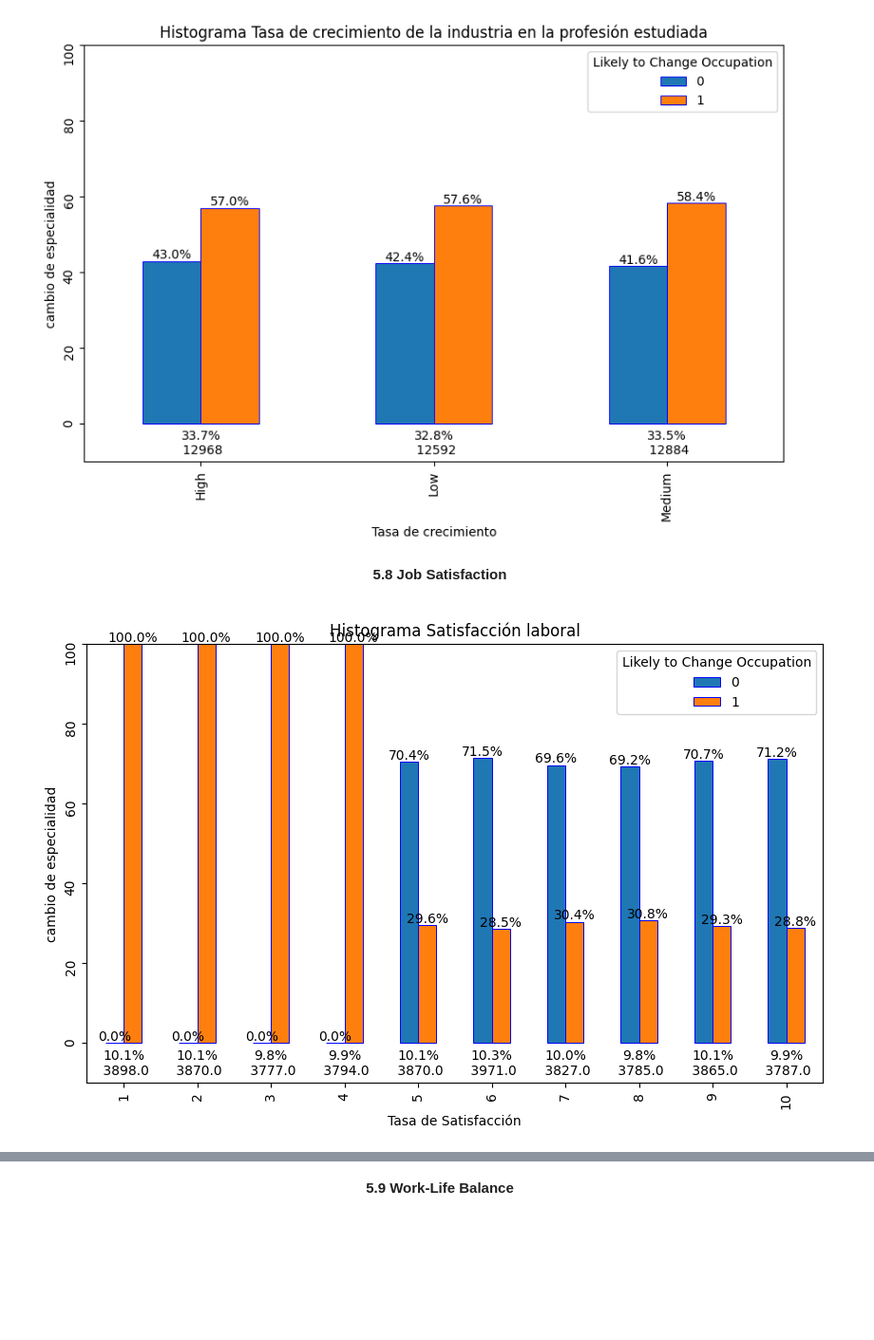
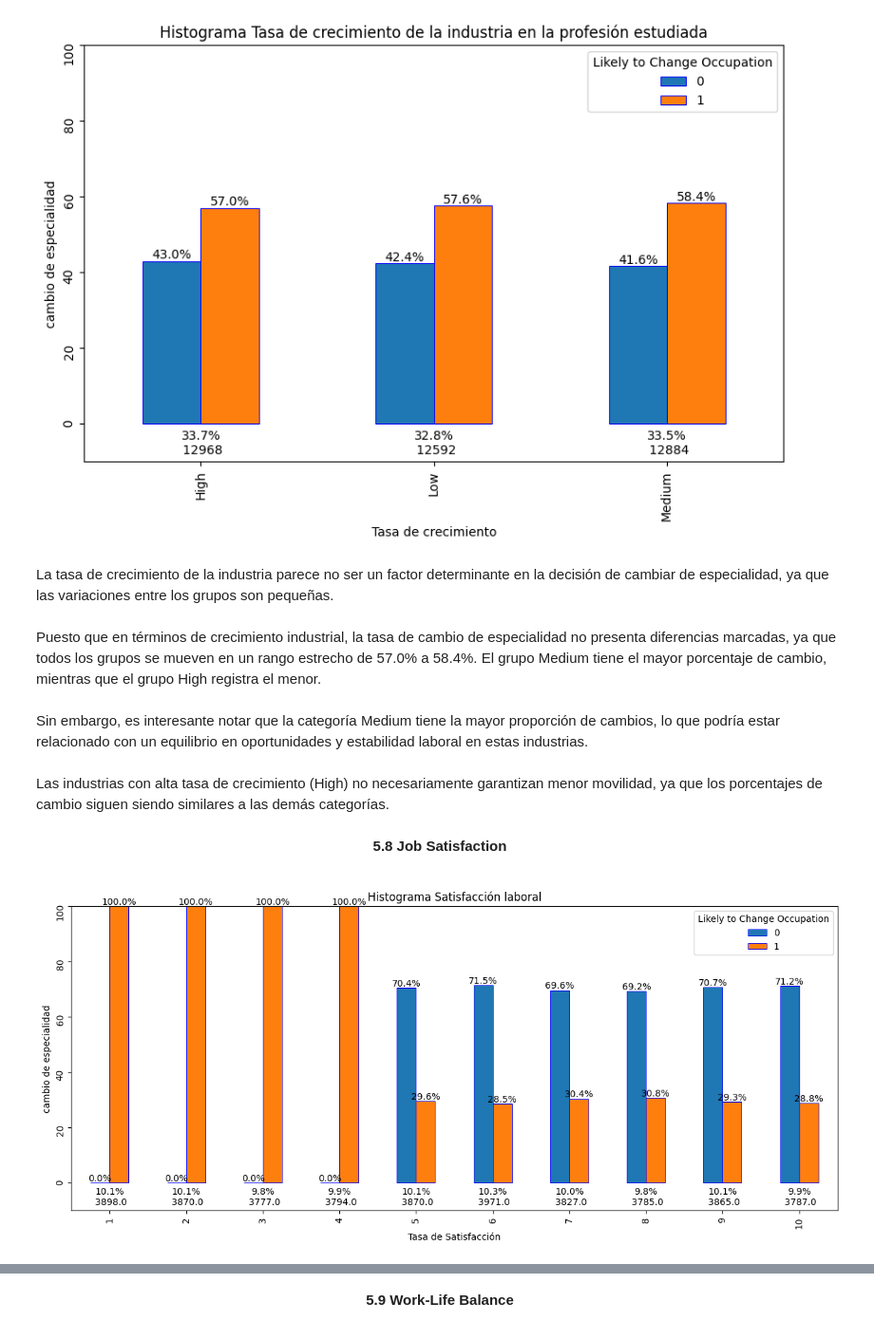
Before and after one commit to JD277/Field-vs-occupation, a Jupyter notebook: EDA.ipynb, the cells around one changed output, grey strips where cells are left out. Shown at 95% size. Cells and saved outputs as stored; diff of their text form; code cells hidden in the pictures; blank space fills up the shorter version.

```diff
--- a/EDA.ipynb
+++ b/EDA.ipynb
@@ -407,6 +422,15 @@ plot_column(
     (10,6))
 # %% [output]
 [figure]
+# %% [markdown]
+<head>
+    <link rel="stylesheet" href="styles.css">
+</head>
+<p class="subtitulo2">La tasa de crecimiento de la industria parece no ser un factor determinante en la decisión de cambiar de especialidad, ya que las variaciones entre los grupos son pequeñas. <br><br>
+Puesto que en términos de crecimiento industrial, la tasa de cambio de especialidad no presenta diferencias marcadas, ya que todos los grupos se mueven en un rango estrecho de 57.0% a 58.4%.
+El grupo Medium tiene el mayor porcentaje de cambio, mientras que el grupo High registra el menor. <br><br>
+Sin embargo, es interesante notar que la categoría Medium tiene la mayor proporción de cambios, lo que podría estar relacionado con un equilibrio en oportunidades y estabilidad laboral en estas industrias.<br><br>
+Las industrias con alta tasa de crecimiento (High) no necesariamente garantizan menor movilidad, ya que los porcentajes de cambio siguen siendo similares a las demás categorías.</p>
 # %% [markdown]
 <head>
     <link rel="stylesheet" href="styles.css">
@@ -416,10 +440,10 @@ plot_column(
 # %%
 plot_column(
     'Job Satisfaction',
     'Likely to Change Occupation',
     'Histograma Satisfacción laboral',
     'Tasa de Satisfacción',
     'cambio de especialidad',
-    (10,6))
+    (15,6))
 # %% [output]
-[figure, old version]
+[figure, new version]
```
Also changed, not shown: parts of 3 cells of this notebook.
